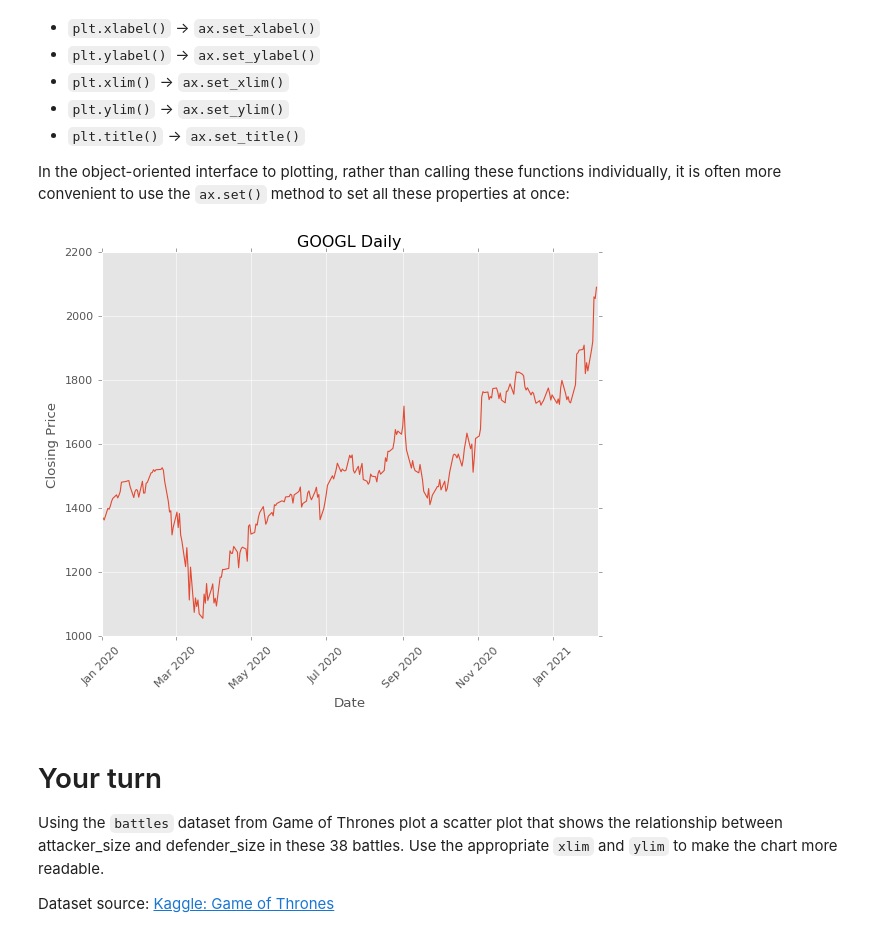
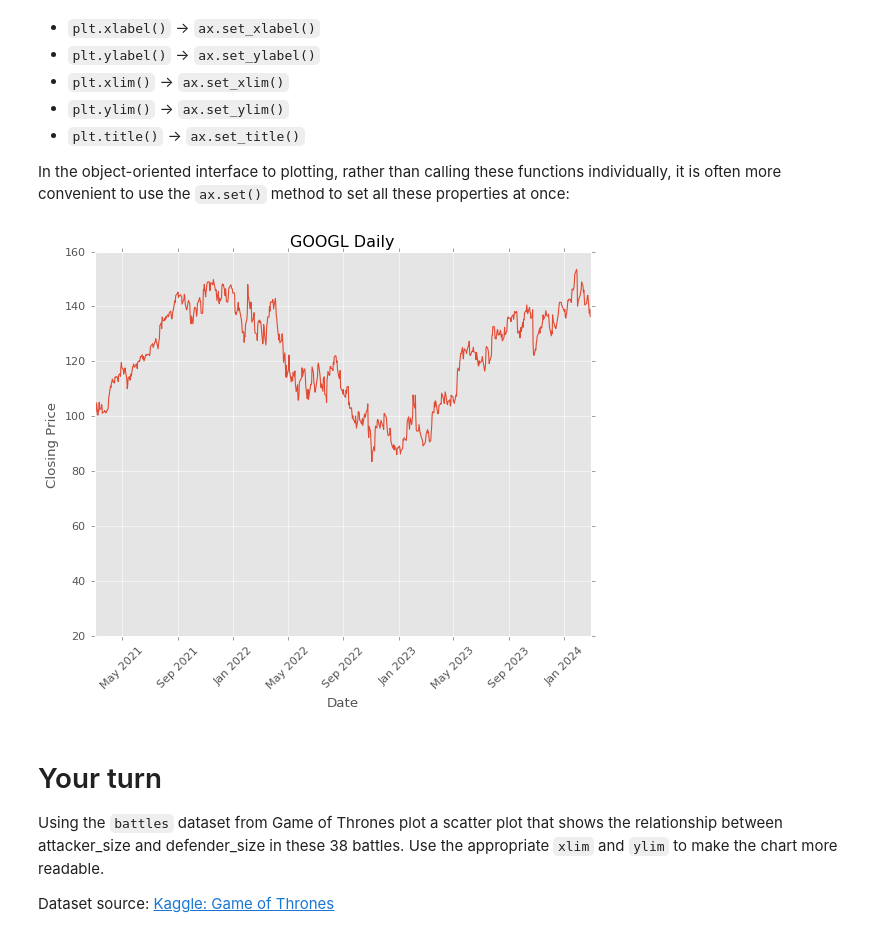
Before and after one commit to soltaniehha/Intro-to-Data-Analytics, a Jupyter notebook: 07-Visualization/01-Matplotlib.ipynb, the cells around one changed output. Saved outputs shown, nothing was run; the diff lists cells and outputs as text; code cells hidden in the pictures.

```diff
--- a/07-Visualization/01-Matplotlib.ipynb
+++ b/07-Visualization/01-Matplotlib.ipynb
@@ -111,19 +111,20 @@ For example, the following code will probably look quite familiar to MATLAB user
 # Install Yahoo Finance package
 !pip install yfinance -q
 # %%
+import datetime
 import yfinance as yf
 
-#define the ticker symbol
 tickerSymbol = 'GOOGL'
 
 #get data on this ticker
 tickerData = yf.Ticker(tickerSymbol)
 
-#get the historical prices for this ticker
-googl = tickerData.history(period='1d', start='2010-1-1', end='2021-2-06')
+# Get the historical prices for this ticker
+stock_df = tickerData.history(period = '1d',
+                              start  = (datetime.date.today() - datetime.timedelta(days=3650)),
+                              end    = datetime.date.today())
 
-#see your data
-googl
+stock_df
 # %% [output]
 |  | Open | High | Low | Close | Volume | Dividends | Stock Splits |
 | Date |  |  |  |  |  |  |  |
@@ -142,5 +143,5 @@ googl
 # %%
 # If the API call above failed you can uncomment the line below to load a similar dataset
-# googl = pd.read_csv('https://raw.githubusercontent.com/soltaniehha/Business-Analytics/master/data/GOOGL.csv', parse_dates=True, index_col= 'Date')
-googl_close = googl['Close']
-googl_vol = googl['Volume']
+# stock_df = pd.read_csv('https://raw.githubusercontent.com/soltaniehha/Business-Analytics/master/data/GOOGL.csv', parse_dates=True, index_col= 'Date')
+stock_close = stock_df.Close
+stock_vol = stock_df.Volume
@@ -199,16 +204,14 @@ For transitioning between MATLAB-style functions and object-oriented methods, ma
 
 In the object-oriented interface to plotting, rather than calling these functions individually, it is often more convenient to use the ``ax.set()`` method to set all these properties at once:
 # %%
-from datetime import date
-
 ax = plt.axes()
-ax.plot(googl_close)
-ax.set(xlim=(date(year=2020, month=1, day=1), date(year=2021, month=2, day=6)), ylim=(1000, 2200),
+ax.plot(stock_close)
+ax.set(xlim=((datetime.date.today() - datetime.timedelta(days=365*3)), datetime.date.today()),
        xlabel='Date', ylabel='Closing Price',
-       title='GOOGL Daily')
+       title='{} Daily'.format(tickerSymbol))
 plt.xticks(rotation=45);
 # %% [output]
-[figure, old version]
+[figure, new version]
 # %% [markdown]
 # Your turn
 
```
Also changed, not shown: parts of 14 cells of this notebook, 1 other file.
